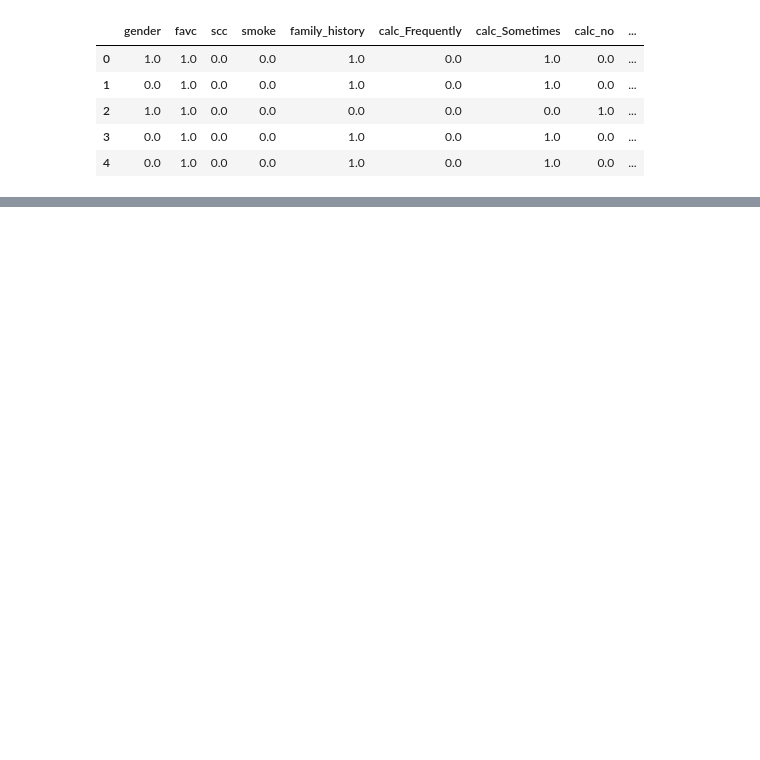
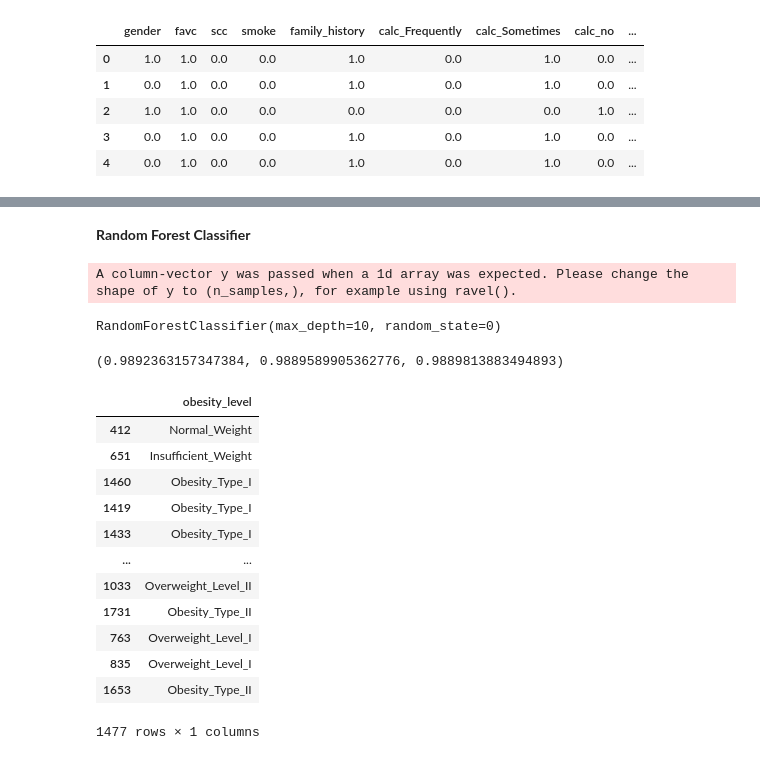
Before and after one commit to Andiwahnon15/Obesity, a Jupyter notebook: main.ipynb, the cells around one changed output, grey strips where cells are left out. Drawn from its saved outputs; the diff is of its cells as text; code cells hidden in the pictures; blank space fills up the shorter version.

```diff
--- a/main.ipynb
+++ b/main.ipynb
@@ -463,3 +433,5 @@ knn.score(X_test_norm, y_test)
 scaler = StandardScaler()
 X_train_standardized = scaler.fit_transform(X_train)
 X_test_standardized = scaler.transform(X_test)
+# %%
+knn.fit(X_train_standardized, y_train)
@@ -469,0 +536,20 @@ knn.score(X_test_standardized, y_test)
+# %% [markdown]
+**Random Forest Classifier**
+# %%
+from sklearn.ensemble import RandomForestClassifier
+from sklearn.datasets import make_classification
+rf = RandomForestClassifier(max_depth=10, random_state=0)
+# %%
+rf.fit(X_train, y_train)
+# %% [output]
+A column-vector y was passed when a 1d array was expected. Please change the shape of y to (n_samples,), for example using ravel().
+RandomForestClassifier(max_depth=10, random_state=0)
+# %%
+y_pred = rf.predict(X_test)
+from sklearn.metrics import precision_score, recall_score, f1_score
+precision = precision_score(y_test, y_pred, average= "weighted")
+recall = recall_score(y_test, y_pred, average= "weighted")
+f1 = f1_score(y_test, y_pred, average= "weighted")
+precision, recall, f1
+# %% [output]
+(0.9892363157347384, 0.9889589905362776, 0.9889813883494893)
@@ -469,0 +583,16 @@ knn.score(X_test_standardized, y_test)
+# %%
+y_train
+# %% [output]
+|  | obesity_level |
+| 412 | Normal_Weight |
+| 651 | Insufficient_Weight |
+| 1460 | Obesity_Type_I |
+| 1419 | Obesity_Type_I |
+| 1433 | Obesity_Type_I |
+| ... | ... |
+| 1033 | Overweight_Level_II |
+| 1731 | Obesity_Type_II |
+| 763 | Overweight_Level_I |
+| 835 | Overweight_Level_I |
+| 1653 | Obesity_Type_II |
+1477 rows × 1 columns
```
Also changed, not shown: parts of 39 cells of this notebook.
